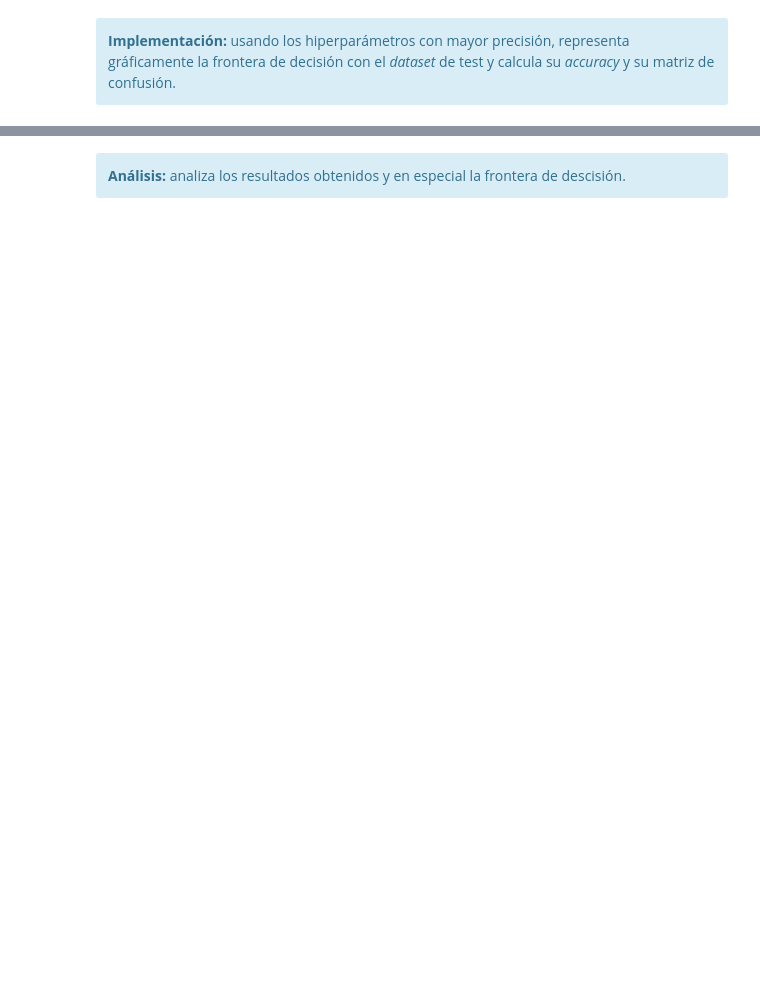
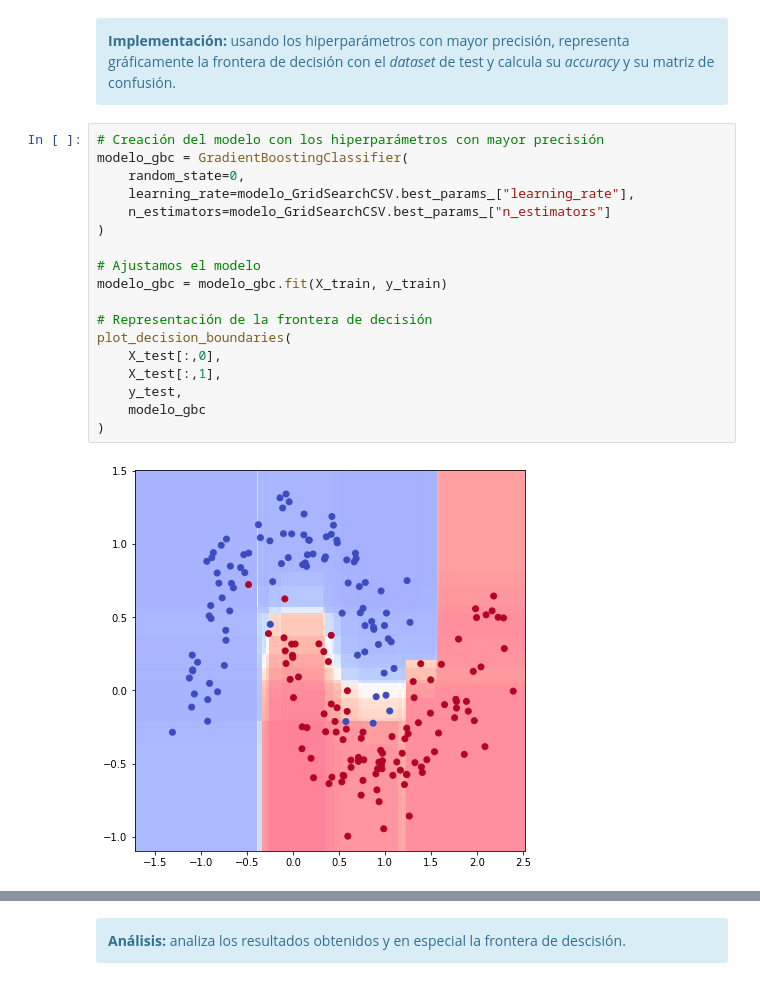
Before and after one commit to mariousm/Data-Science-Master, a Jupyter notebook: 2021-22/PrimerSemestre/Mineria/PEC3/20211_M2.855_PEC3_Enunciado.ipynb, the cells around one changed output, grey strips where cells are left out. Saved outputs shown, nothing was run; the diff lists cells and outputs as text; blank space fills up the shorter version.

```diff
--- a/2021-22/PrimerSemestre/Mineria/PEC3/20211_M2.855_PEC3_Enunciado.ipynb
+++ b/2021-22/PrimerSemestre/Mineria/PEC3/20211_M2.855_PEC3_Enunciado.ipynb
@@ -515,3 +659,23 @@ Igual que en los casos anteriores, utilizaremos validación cruzada (*cross-vali
 <div class="alert alert-block alert-info">
 <strong>Implementación:</strong> usando los hiperparámetros con mayor precisión, representa gráficamente la frontera de decisión con el <i>dataset</i> de test y calcula su <i>accuracy</i> y su matriz de confusión.
 </div>
+# %%
+# Creación del modelo con los hiperparámetros con mayor precisión
+modelo_gbc = GradientBoostingClassifier(
+    random_state=0,
+    learning_rate=modelo_GridSearchCSV.best_params_["learning_rate"],
+    n_estimators=modelo_GridSearchCSV.best_params_["n_estimators"]
+)
+
+# Ajustamos el modelo
+modelo_gbc = modelo_gbc.fit(X_train, y_train)
+
+# Representación de la frontera de decisión
+plot_decision_boundaries(
+    X_test[:,0],
+    X_test[:,1],
+    y_test,
+    modelo_gbc
+)
+# %% [output]
+[figure, added]
```
Also changed, not shown: parts of 27 cells of this notebook.
